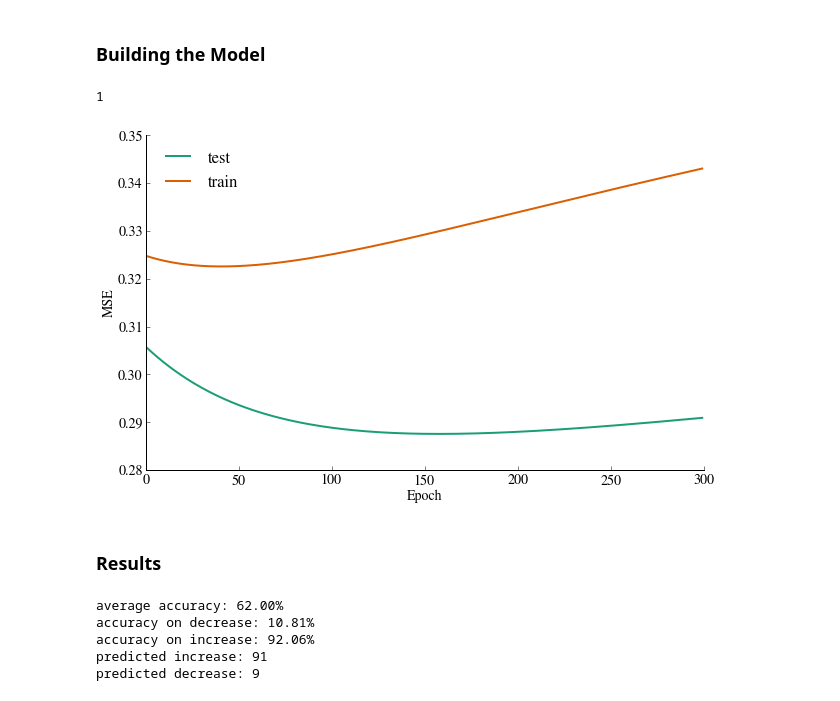
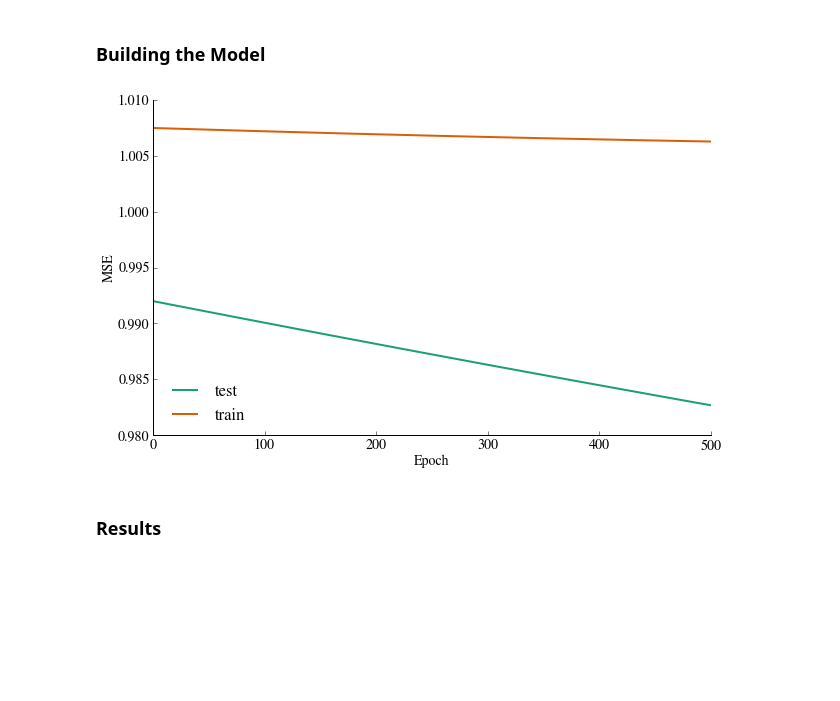
Before and after one commit to jrosen3/cs109annstock, a Jupyter notebook: Master.ipynb, the cells around one changed output. Cells and saved outputs as stored; diff of their text form; code cells hidden in the pictures; blank space fills up the shorter version.

```diff
--- a/Master.ipynb
+++ b/Master.ipynb
@@ -315,8 +315,8 @@ def biner(df, cols, bins):
     for col in cols:
         for i in range(len(bins)-1):
             title = '%s_b_%.2f-%.2f' % (col, bins[i], bins[i+1])
-            df[title] = 0
-            df[title][(df[col] >= bins[i]) & (df[col] < bins[i+1])] = 1
+            df[title] = -1.
+            df[title][(df[col] >= bins[i]) & (df[col] < bins[i+1])] = 1.
             add_cols.append(title)
     return df, add_cols
 # %%
@@ -899,7 +894,7 @@ class Neural_Net:
         #matrix that stores thresholded signals
         self.signals = numpy.zeros(shape=((non[0]+1),(non[0]+1)))
         #(tunable) learning_rate used in backpropagation
-        self.learning_rate = .001
+        self.learning_rate = .00001
         #initialize weights to be between -2 and 2
         for i in range(1,self.L+1):
             for j in range(1,self.num_of_neurons[i]+1):
@@ -953,7 +948,7 @@ class Neural_Net:
 # %%
 num_of_neurons = [(len(testing[0])-1),13,1]
 network = Neural_Net(num_of_neurons,2)
-e = 300
+e = 500
 train = numpy.zeros(shape = (e))
 test = numpy.zeros(shape = (e))
 # %%
@@ -979,64 +974,23 @@ for j in range(testing_rows):
 # %%
 plt.plot(numpy.arange(e), test, lw=2, label = 'test')
 plt.plot(numpy.arange(e), train, lw=2, label = 'train')
 plt.legend(loc=0, frameon=False)
 plt.xlabel('Epoch')
 plt.ylabel('MSE')
 remove_border()
 
-def checker(test):
-    c = 0
-    for i in range(len(test)-1):
-        if test[i] < test[i+1]:
-            c += 1
-        if c > 3:
-            print c-3
-            break
+# def checker(test):
+#     c = 0
+#     for i in range(len(test)-1):
+#         if test[i] < test[i+1]:
+#             c += 1
+#         if c > 3:
+#             print c-3
+#             break
 
-checker(test)
+# checker(test)
 # %% [output]
-1
-[figure, old version]
+[figure, new version]
 # %% [markdown]
 ### Results ###
-# %%
-def rand_score(testing, nn_results):
-    if len(testing) != len(nn_results):
-        raise Exception('length mismatch')
-
-    ci = 0.
-    cd = 0.
-    ti = 0.
-    pi = 0.
-    pd = 0.
-    for i in range(len(testing)):
-        test = testing[i][-1]
-        result = nn_results[i]
-        if test == 1.:
-            ti += 1.
-        if result > .5:
-            result = 1.
-            pi += 1
-        else:
-            result = 0.
-            pd += 1
-        if test == 1. and result == 1.:
-            ci += 1.
-        elif test == 0. and result == 0.:
-            cd += 1.
-
-    return ci, cd, ti, len(testing)-ti, pi, pd
-
-ci, cd, ti, td, pi, pd = rand_score(testing, nn_results)
-print 'average accuracy: %.2f%%' % ((ci+cd)/(ti+td)*100)
-print 'accuracy on decrease: %.2f%%' % (cd/td*100)
-print 'accuracy on increase: %.2f%%' % (ci/ti*100)
-print 'predicted increase: %d' % pi
-print 'predicted decrease: %d' % pd
-# %% [output]
-average accuracy: 62.00%
-accuracy on decrease: 10.81%
-accuracy on increase: 92.06%
-predicted increase: 91
-predicted decrease: 9
 # %%
```
Also changed, not shown: parts of 15 cells of this notebook.
